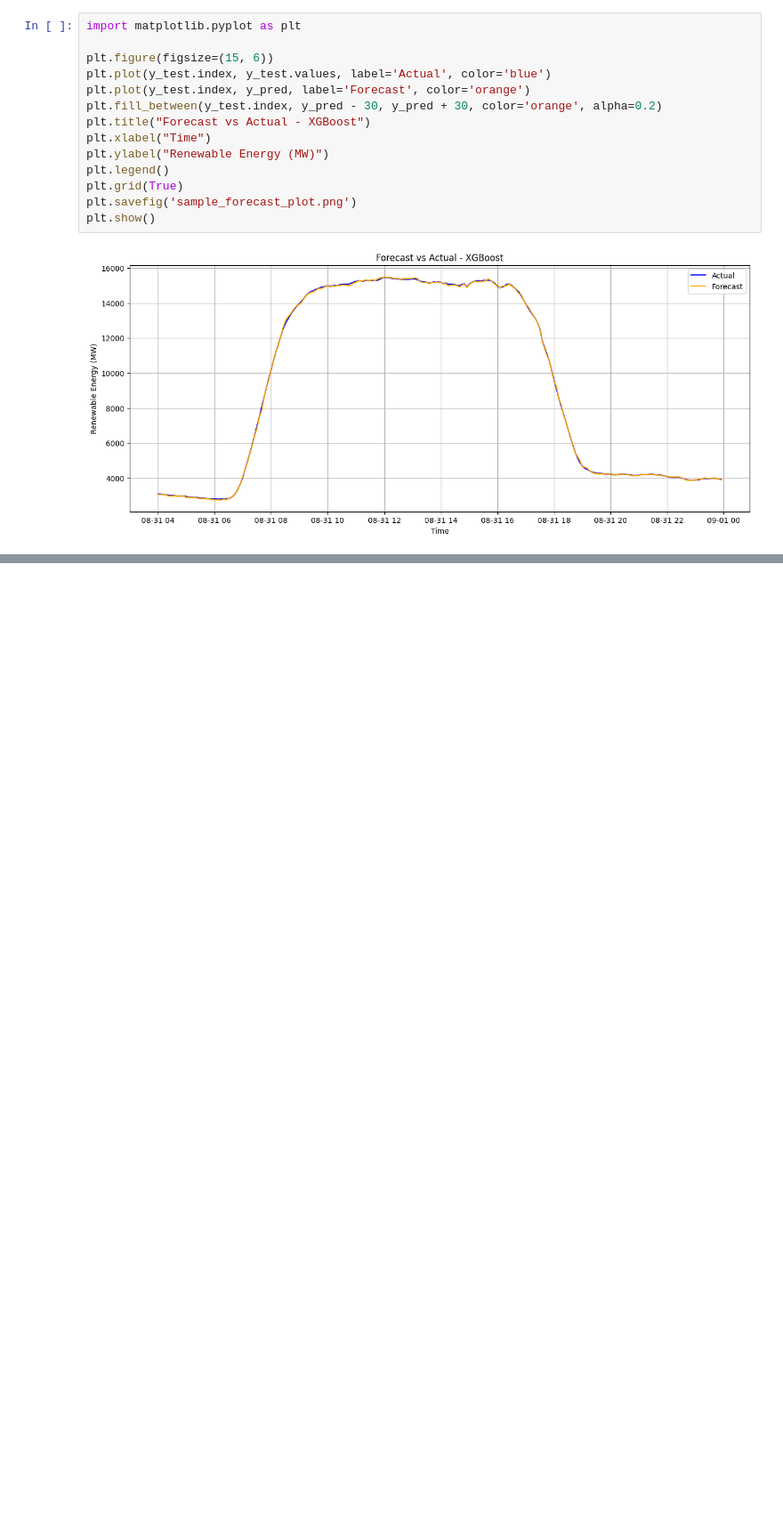
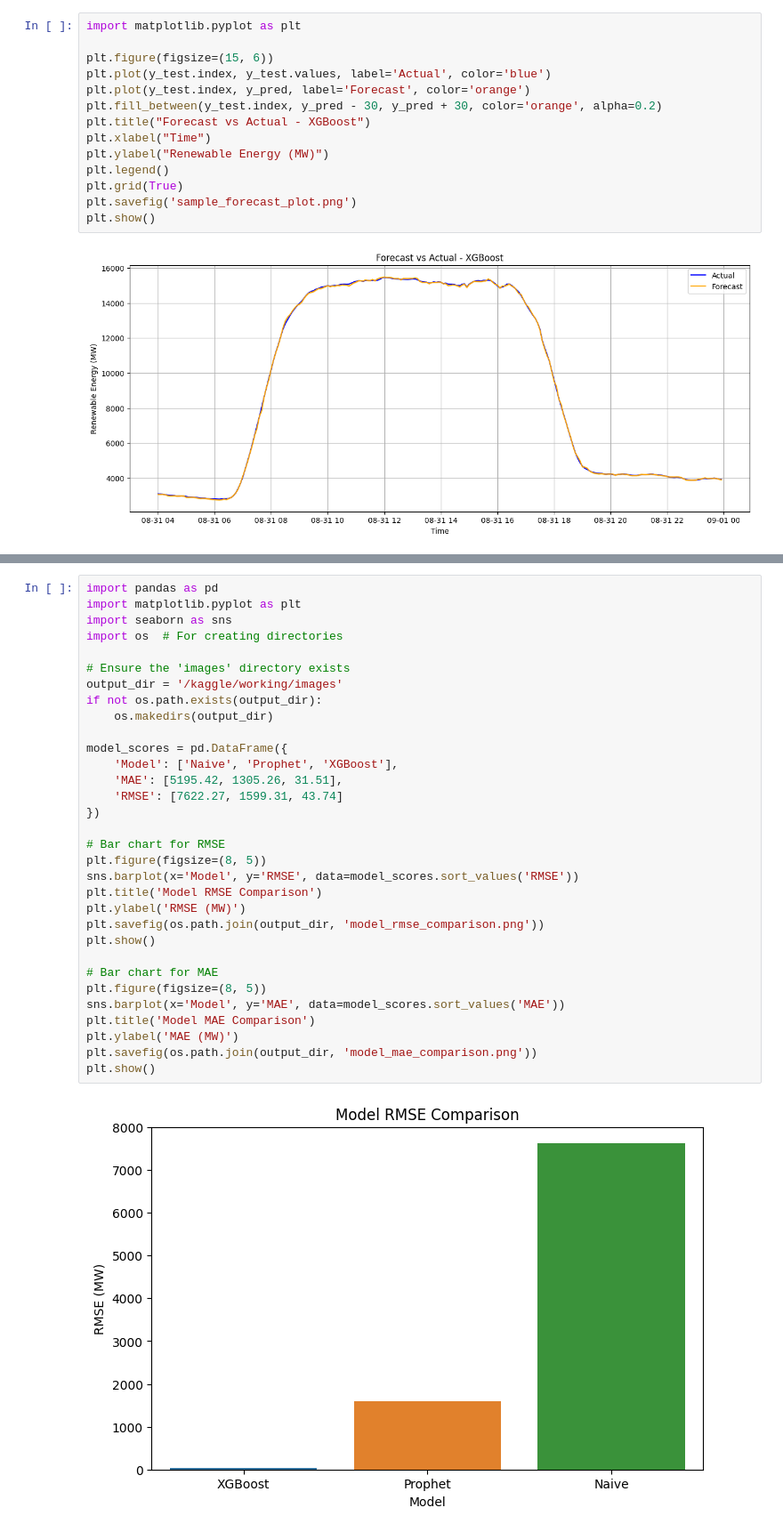
Before and after one commit to AtmadeepD/CAISO_Renewables_2021_2022, a Jupyter notebook: 06_Advanced_Optimization_CAISO_Renewables.ipynb, the cells around one changed output, grey strips where cells are left out. Shown at 89% size. Saved outputs shown, nothing was run; the diff lists cells and outputs as text; blank space fills up the shorter version.

Commit message:
Kaggle Notebook | 06_Advanced_Optimization_CAISO_Renewables.ipynb | Version 1

```diff
--- a/06_Advanced_Optimization_CAISO_Renewables.ipynb
+++ b/06_Advanced_Optimization_CAISO_Renewables.ipynb
@@ -247,0 +277,34 @@ plt.show()
+# %%
+import pandas as pd
+import matplotlib.pyplot as plt
+import seaborn as sns
+import os  # For creating directories
+
+# Ensure the 'images' directory exists
+output_dir = '/kaggle/working/images'
+if not os.path.exists(output_dir):
+    os.makedirs(output_dir)
+
+model_scores = pd.DataFrame({
+    'Model': ['Naive', 'Prophet', 'XGBoost'],
+    'MAE': [5195.42, 1305.26, 31.51],
+    'RMSE': [7622.27, 1599.31, 43.74]
+})
+
+# Bar chart for RMSE
+plt.figure(figsize=(8, 5))
+sns.barplot(x='Model', y='RMSE', data=model_scores.sort_values('RMSE'))
+plt.title('Model RMSE Comparison')
+plt.ylabel('RMSE (MW)')
+plt.savefig(os.path.join(output_dir, 'model_rmse_comparison.png'))
+plt.show()
+
+# Bar chart for MAE
+plt.figure(figsize=(8, 5))
+sns.barplot(x='Model', y='MAE', data=model_scores.sort_values('MAE'))
+plt.title('Model MAE Comparison')
+plt.ylabel('MAE (MW)')
+plt.savefig(os.path.join(output_dir, 'model_mae_comparison.png'))
+plt.show()
+# %% [output]
+[figure, added]
```
Also changed, not shown: parts of 3 cells of this notebook.
